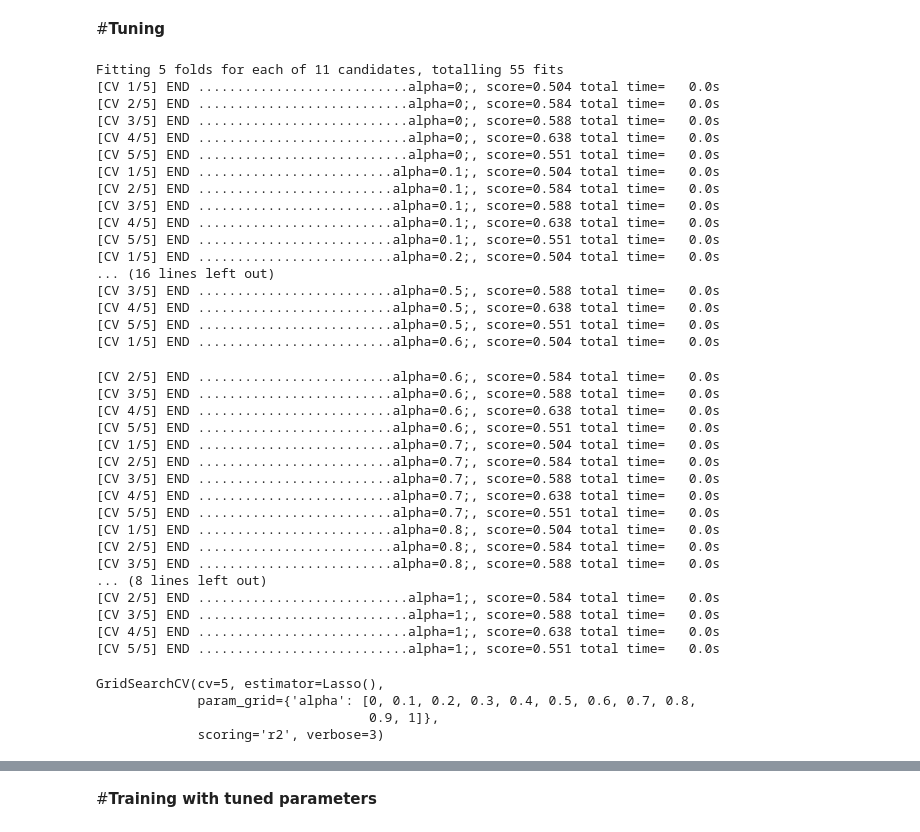
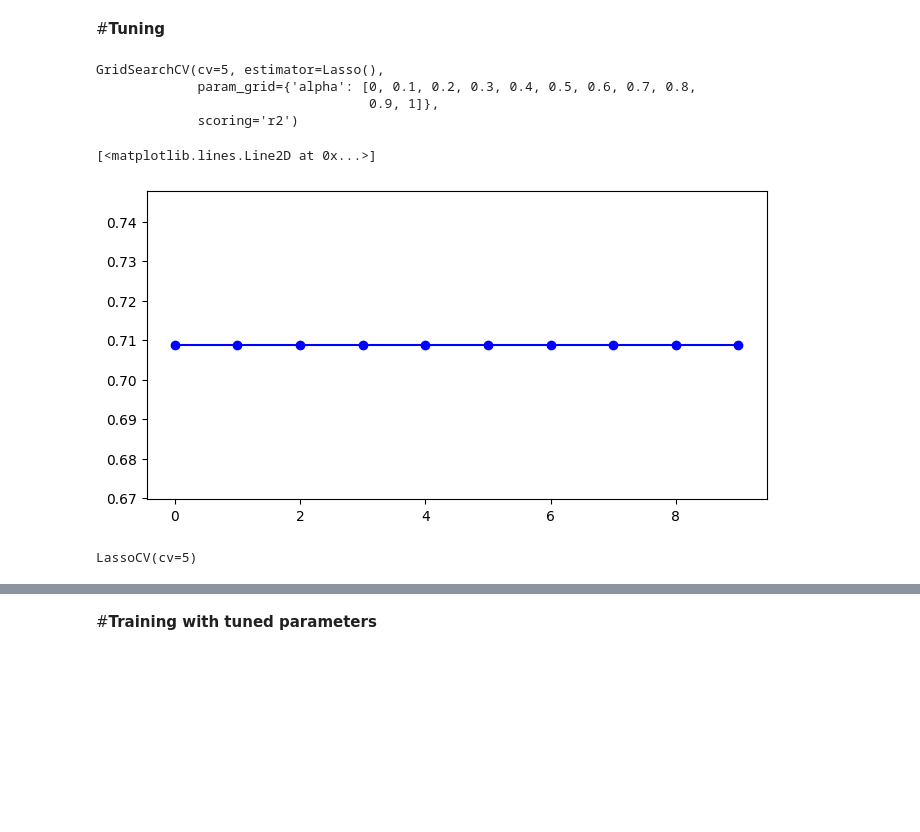
Before and after one commit to ahmed-okkio/Applications-of-Classification-and-Regression, a Jupyter notebook: regression/lasso_main.ipynb, the cells around one changed output, grey strips where cells are left out. Drawn from its saved outputs; the diff is of its cells as text; code cells hidden in the pictures; blank space fills up the shorter version.

```diff
--- a/regression/lasso_main.ipynb
+++ b/regression/lasso_main.ipynb
@@ -159,47 +163,44 @@ y_test= df_test['median_house_value']
 # Trial and error tuning through GridSearch
 
 parameters = {'alpha': [0, 0.1, 0.2, 0.3 ,0.4, 0.5, 0.6, 0.7, 0.8, 0.9, 1]}
-lasso_grid = GridSearchCV(Lasso(), parameters,refit=True,verbose=3,scoring='r2', cv = 5)
+lasso_grid = GridSearchCV(Lasso(), parameters,refit=True,verbose=0,scoring='r2', cv = 5)
 lasso_grid.fit(X_train,y_train)
 # %% [output]
-Fitting 5 folds for each of 11 candidates, totalling 55 fits
-[CV 1/5] END ...........................alpha=0;, score=0.504 total time=   0.0s
-[CV 2/5] END ...........................alpha=0;, score=0.584 total time=   0.0s
-[CV 3/5] END ...........................alpha=0;, score=0.588 total time=   0.0s
-[CV 4/5] END ...........................alpha=0;, score=0.638 total time=   0.0s
-[CV 5/5] END ...........................alpha=0;, score=0.551 total time=   0.0s
-[CV 1/5] END .........................alpha=0.1;, score=0.504 total time=   0.0s
-[CV 2/5] END .........................alpha=0.1;, score=0.584 total time=   0.0s
-[CV 3/5] END .........................alpha=0.1;, score=0.588 total time=   0.0s
-[CV 4/5] END .........................alpha=0.1;, score=0.638 total time=   0.0s
-[CV 5/5] END .........................alpha=0.1;, score=0.551 total time=   0.0s
-[CV 1/5] END .........................alpha=0.2;, score=0.504 total time=   0.0s
-... (16 lines left out)
-[CV 3/5] END .........................alpha=0.5;, score=0.588 total time=   0.0s
-[CV 4/5] END .........................alpha=0.5;, score=0.638 total time=   0.0s
-[CV 5/5] END .........................alpha=0.5;, score=0.551 total time=   0.0s
-[CV 1/5] END .........................alpha=0.6;, score=0.504 total time=   0.0s
+GridSearchCV(cv=5, estimator=Lasso(),
+             param_grid={'alpha': [0, 0.1, 0.2, 0.3, 0.4, 0.5, 0.6, 0.7, 0.8,
+                                   0.9, 1]},
+             scoring='r2')
-[CV 2/5] END .........................alpha=0.6;, score=0.584 total time=   0.0s
-[CV 3/5] END .........................alpha=0.6;, score=0.588 total time=   0.0s
-[CV 4/5] END .........................alpha=0.6;, score=0.638 total time=   0.0s
-[CV 5/5] END .........................alpha=0.6;, score=0.551 total time=   0.0s
-[CV 1/5] END .........................alpha=0.7;, score=0.504 total time=   0.0s
-[CV 2/5] END .........................alpha=0.7;, score=0.584 total time=   0.0s
-[CV 3/5] END .........................alpha=0.7;, score=0.588 total time=   0.0s
-[CV 4/5] END .........................alpha=0.7;, score=0.638 total time=   0.0s
-[CV 5/5] END .........................alpha=0.7;, score=0.551 total time=   0.0s
-[CV 1/5] END .........................alpha=0.8;, score=0.504 total time=   0.0s
-[CV 2/5] END .........................alpha=0.8;, score=0.584 total time=   0.0s
-[CV 3/5] END .........................alpha=0.8;, score=0.588 total time=   0.0s
-... (8 lines left out)
-[CV 2/5] END ...........................alpha=1;, score=0.584 total time=   0.0s
-[CV 3/5] END ...........................alpha=1;, score=0.588 total time=   0.0s
-[CV 4/5] END ...........................alpha=1;, score=0.638 total time=   0.0s
-[CV 5/5] END ...........................alpha=1;, score=0.551 total time=   0.0s
-GridSearchCV(cv=5, estimator=Lasso(),
-             param_grid={'alpha': [0, 0.1, 0.2, 0.3, 0.4, 0.5, 0.6, 0.7, 0.8,
-                                   0.9, 1]},
-             scoring='r2', verbose=3)
+# %%
+min = 0.01
+max = 0.2
+num = 10
+
+lambdas = np.linspace(min, max, num)
+
+rsq_train = np.zeros(num)
+rsq_test= np.zeros(num)
+pred_num = X_train.shape[1]
+coef_a = np.zeros((num, pred_num))
+
+for ind, i in enumerate(lambdas):
+    lasso_mod = Lasso(alpha=i).fit(X_train, y_train)
+    scores_1 = cross_val_score(lasso_mod, X_train, y_train, cv=10, scoring='r2')
+    rsq_train[ind] = np.round(lasso_mod.score(X_train, y_train),2)
+    rsq_test[ind] = np.round(lasso_mod.score(X_test, y_test),4)
+
+plt.figure(figsize=(8,4))
+plt.plot(rsq_test, 'bo-', label="Training data", color='blue')
+# %% [output]
+[<matplotlib.lines.Line2D at 0x...>]
+[figure, added]
+# %%
+# Lasso with 5 fold cross-validation
+model = LassoCV(cv=5, max_iter=1000)
+
+# Fit model
+model.fit(X_train, y_train)
+# %% [output]
+LassoCV(cv=5)
 # %%
 print("Best parameters:", lasso_grid.best_params_)
 print("Accuracy:", lasso_grid.score(X_test,y_test))
```
Also changed, not shown: parts of 13 cells of this notebook, 1 other file.
